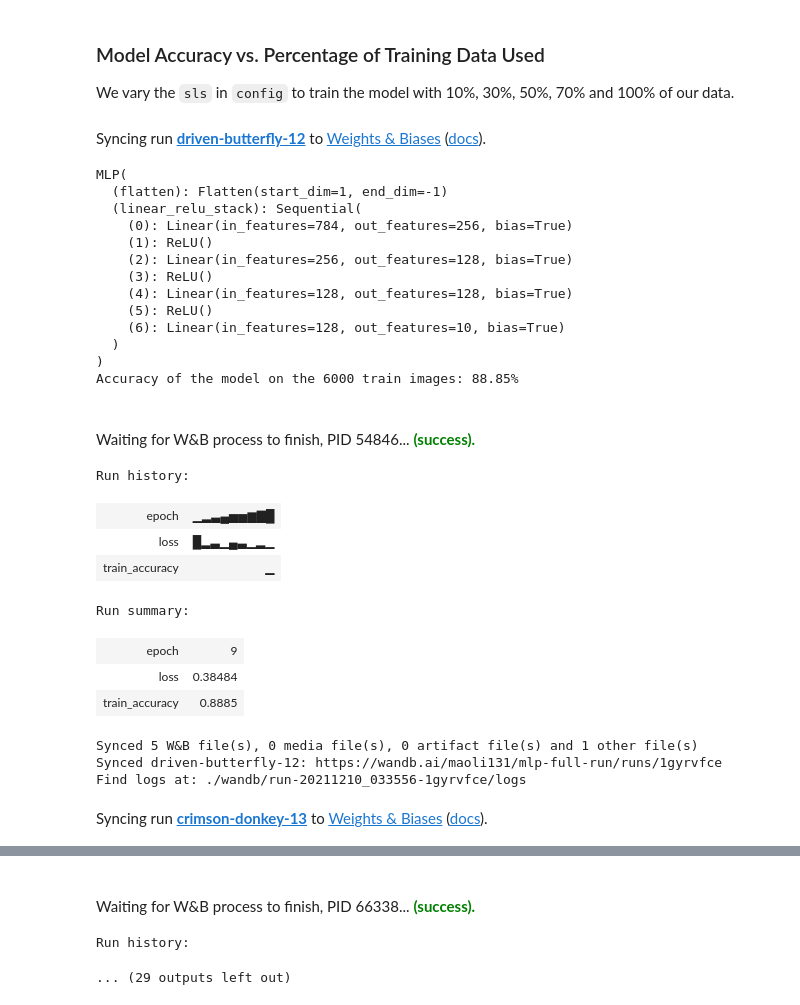
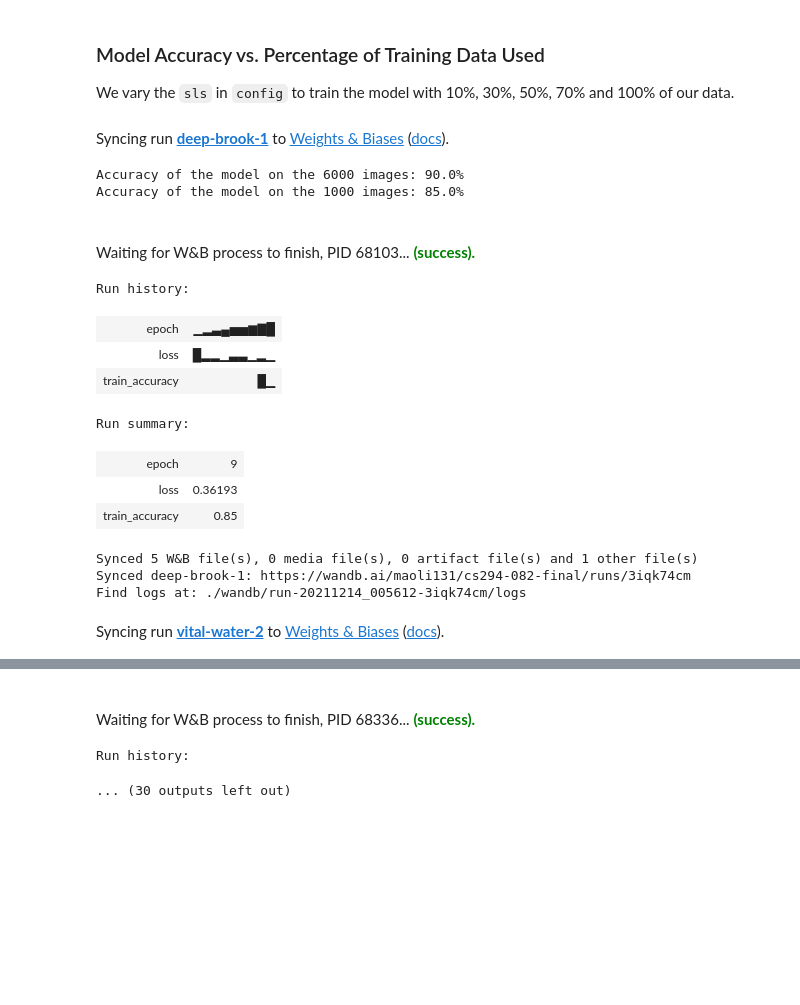
Before and after one commit to maoli131/experimental-design, a Jupyter notebook: MLP-FashionMNIST.ipynb, the cells around one changed output, grey strips where cells are left out. Saved outputs shown, nothing was run; the diff lists cells and outputs as text; code cells hidden in the pictures; blank space fills up the shorter version.

```diff
--- a/MLP-FashionMNIST.ipynb
+++ b/MLP-FashionMNIST.ipynb
@@ -182,7 +168,7 @@ def test(model, test_loader):
             correct += (predicted == labels).sum().item()
 
         print(f"Accuracy of the model on the {total} " +
-              f"train images: {100 * correct / total}%")
+              f"images: {100 * correct / total}%")
 
         wandb.log({"train_accuracy": correct / total})
 
@@ -201,9 +187,10 @@ in our model, we use the `wandb.config` copy of your object.
 # %%
 def make(config):
     # Make the data, TODO: both data are training 6000 data
-    train, test = get_data(train=True, sls = config.sls), get_data(train=True, sls= config.sls)
+    train, test = get_data(train=True, sls = config.sls), get_data(train=False, sls= config.sls)
     train_loader = make_loader(train, batch_size=config.batch_size)
-    test_loader = make_loader(test, batch_size=config.batch_size)
+    test_loader_train = make_loader(train, batch_size=config.batch_size)
+    test_loader_test = make_loader(test, batch_size=config.batch_size)
 
     # Make the model
     model = MLP(config.kernels, config.classes).to(device)
@@ -213,7 +200,7 @@ def make(config):
     optimizer = torch.optim.Adam(
         model.parameters(), lr=config.learning_rate)
 
-    return model, train_loader, test_loader, criterion, optimizer
+    return model, train_loader, test_loader_train, test_loader_test, criterion, optimizer
 # %% [markdown]
 ### Pipeline
 
@@ -225,22 +212,23 @@ The overall pipeline is structured as the following:
 def model_pipeline(hyperparameters):
 
     # tell wandb to get started
-    with wandb.init(project="mlp-full-run", config=hyperparameters):
+    with wandb.init(project="cs294-082-final", config=hyperparameters):
 
         # access all HPs through wandb.config, so logging matches execution!
         config = wandb.config
 
         # make the model, data, and optimization problem
-        model, train_loader, test_loader, criterion, optimizer = make(config)
-        print(model)
+        model, train_loader, test_loader_train, test_loader_test, criterion, optimizer = make(config)
+        #print(model)
 
         # and use them to train the model
         train(model, train_loader, criterion, optimizer, config)
 
         # and test its final performance
-        acc = test(model, test_loader)
+        tr_acc = test(model, test_loader_train)
+        te_acc = test(model, test_loader_test)
 
-    return model, acc
+    return model, tr_acc, te_acc
 # %% [markdown]
 ### Run the Model
 
@@ -253,55 +241,48 @@ We vary the `sls` in `config` to train the model with 10%, 30%, 50%, 70% and 100
 # %%
 # configurations
 config = dict(
     epochs=10,
     classes=10,
     kernels=[256, 128, 128],
     batch_size=64,
     learning_rate=0.001,
     sls = 0.1,
     dataset="Fashion-MNIST",
     architecture="MLP"
 )
 
 # Build, train and analyze the model with the pipeline
 portions = [0.1, 0.3, 0.5, 0.7, 1]
-acc_list = []
+train_acc_list = []
+test_acc_list = []
 for sls in portions:
     config['sls'] = sls
-    model, train_acc = model_pipeline(config)
-    acc_list.append(train_acc)
+    model, tr_acc, te_acc = model_pipeline(config)
+    train_acc_list.append(tr_acc)
+    test_acc_list.append(te_acc)
 
 # Visualize the results
 plt.title("Accuracy vs. % Training Data Used")
 plt.xlabel("% Training Data Used")
 plt.ylabel("Accuracy")
-sns.scatterplot(x=portions, y=acc_list)
-sns.lineplot(x=portions, y=acc_list);
+sns.scatterplot(x=portions, y=train_acc_list)
+sns.lineplot(x=portions, y=train_acc_list, label="train accuracy")
+sns.scatterplot(x=portions, y=test_acc_list)
+sns.lineplot(x=portions, y=test_acc_list, label="test accuracy");
 # %% [output]
-Syncing run driven-butterfly-12 to Weights & Biases (docs).
+Syncing run deep-brook-1 to Weights & Biases (docs).
-MLP(
-  (flatten): Flatten(start_dim=1, end_dim=-1)
-  (linear_relu_stack): Sequential(
-    (0): Linear(in_features=784, out_features=256, bias=True)
-    (1): ReLU()
-    (2): Linear(in_features=256, out_features=128, bias=True)
-    (3): ReLU()
-    (4): Linear(in_features=128, out_features=128, bias=True)
-    (5): ReLU()
-    (6): Linear(in_features=128, out_features=10, bias=True)
-  )
-)
-Accuracy of the model on the 6000 train images: 88.85%
+Accuracy of the model on the 6000 images: 90.0%
+Accuracy of the model on the 1000 images: 85.0%
-Waiting for W&B process to finish, PID 54846... (success).
+Waiting for W&B process to finish, PID 68103... (success).
 Run history:
 | epoch | ▁▂▃▄▅▅▆▇█ |
-| loss | █▂▃▁▄▃▁▂▁ |
-| train_accuracy | ▁ |
+| loss | █▂▂▁▃▃▁▂▁ |
+| train_accuracy | █▁ |
 Run summary:
 | epoch | 9 |
-| loss | 0.38484 |
-| train_accuracy | 0.8885 |
+| loss | 0.36193 |
+| train_accuracy | 0.85 |
 Synced 5 W&B file(s), 0 media file(s), 0 artifact file(s) and 1 other file(s)
-Synced driven-butterfly-12: https://wandb.ai/maoli131/mlp-full-run/runs/1gyrvfce
-Find logs at: ./wandb/run-20211210_033556-1gyrvfce/logs
+Synced deep-brook-1: https://wandb.ai/maoli131/cs294-082-final/runs/3iqk74cm
+Find logs at: ./wandb/run-20211214_005612-3iqk74cm/logs
-Syncing run crimson-donkey-13 to Weights & Biases (docs).
+Syncing run vital-water-2 to Weights & Biases (docs).
@@ -321,3 +291,3 @@ Accuracy of the model on the 18000 train images: 88.5%
-Waiting for W&B process to finish, PID 66338... (success).
+Waiting for W&B process to finish, PID 68336... (success).
 Run history:
-... (29 outputs left out)
+... (30 outputs left out)
```
Also changed, not shown: parts of 10 cells of this notebook, 2 other files.
